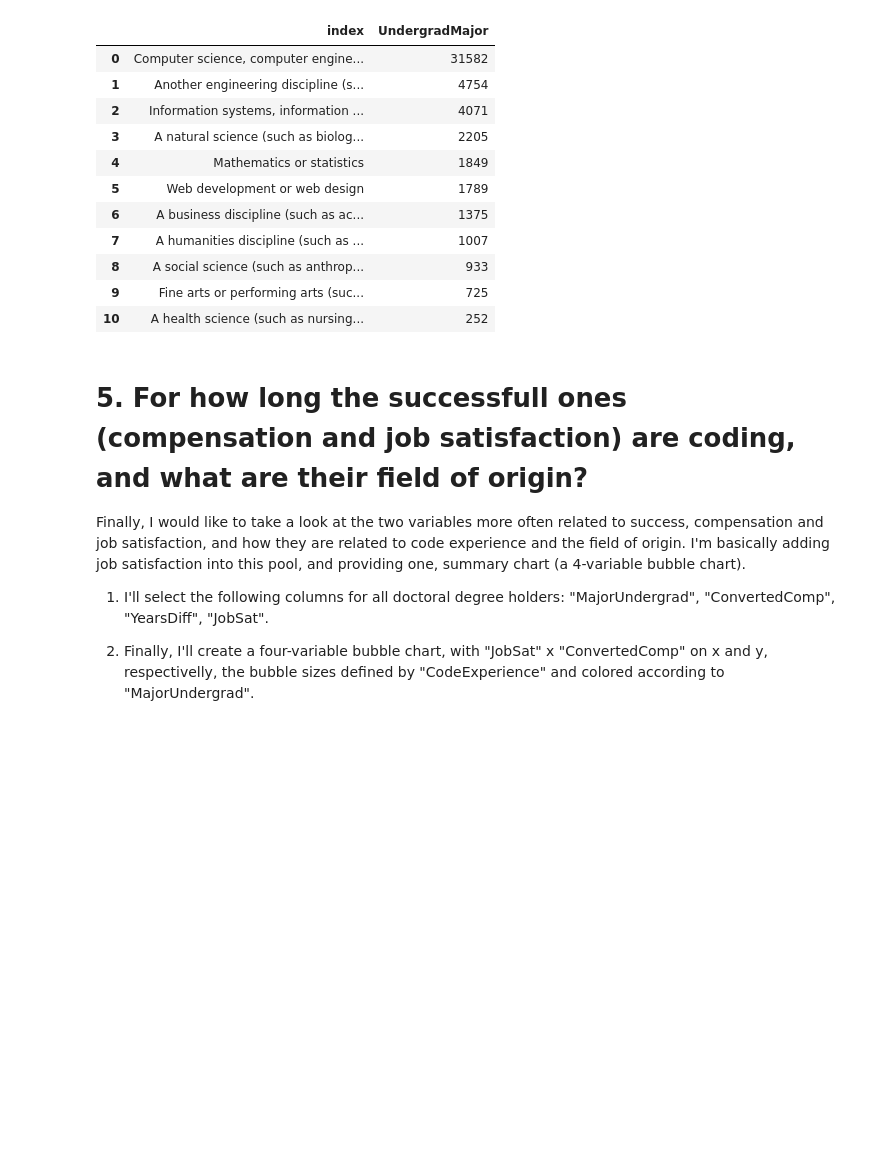
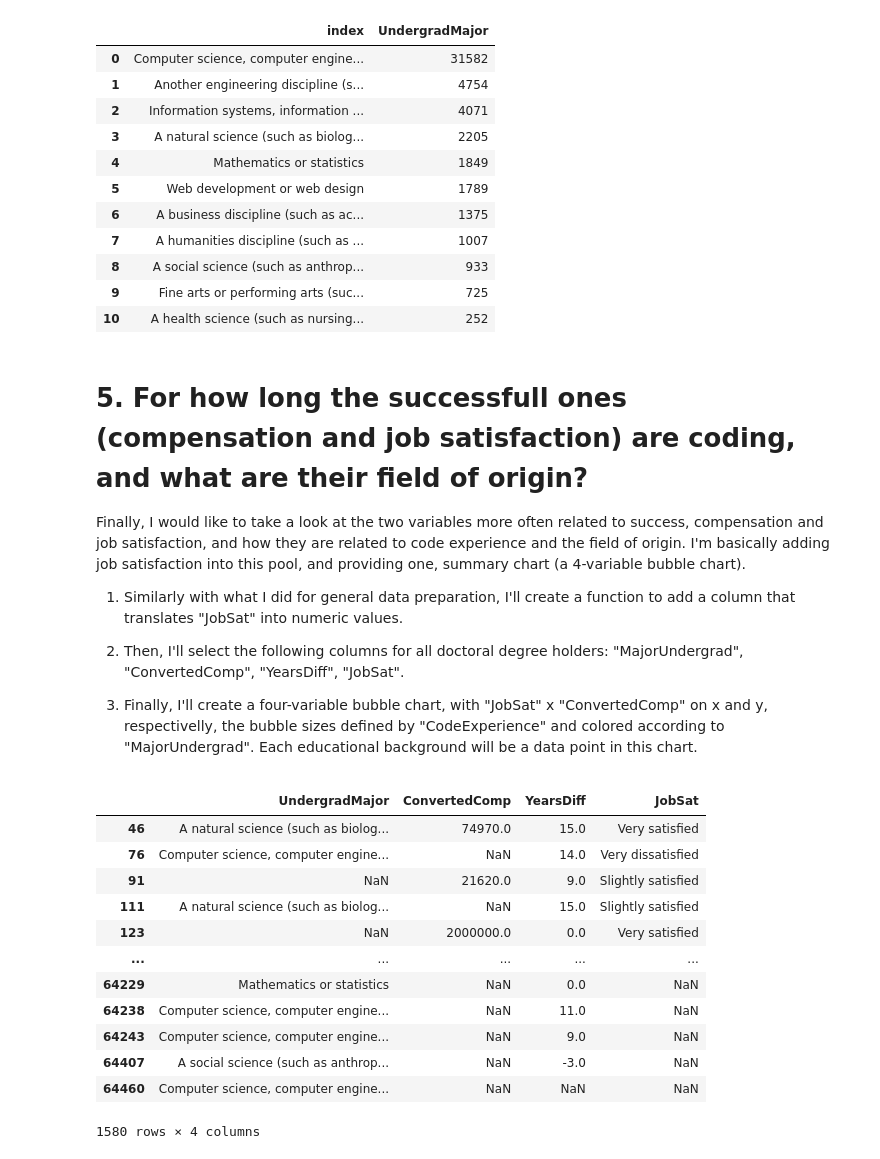
Before and after one commit to mguidoti/DSND-p1-blog, a Jupyter notebook: stackoverflow_survey_2020.ipynb, the cells around one changed output. Cells and saved outputs as stored; diff of their text form; code cells hidden in the pictures; blank space fills up the shorter version.

```diff
--- a/stackoverflow_survey_2020.ipynb
+++ b/stackoverflow_survey_2020.ipynb
@@ -271,6 +271,8 @@ df_narrowed["UndergradMajor"].value_counts().drop("I never declared a major").re
 
 Finally, I would like to take a look at the two variables more often related to success, compensation and job satisfaction, and how they are related to code experience and the field of origin. I'm basically adding job satisfaction into this pool, and providing one, summary chart (a 4-variable bubble chart).
 
-1. I'll select the following columns for all doctoral degree holders: "MajorUndergrad", "ConvertedComp", "YearsDiff", "JobSat".
+1. Similarly with what I did for general data preparation, I'll create a function to add a column that translates "JobSat" into numeric values.
 
-2. Finally, I'll create a four-variable bubble chart, with "JobSat" x "ConvertedComp" on x and y, respectivelly, the bubble sizes defined by "CodeExperience" and colored according to "MajorUndergrad".
+1. Then, I'll select the following columns for all doctoral degree holders: "MajorUndergrad", "ConvertedComp", "YearsDiff", "JobSat".
+
+2. Finally, I'll create a four-variable bubble chart, with "JobSat" x "ConvertedComp" on x and y, respectivelly, the bubble sizes defined by "CodeExperience" and colored according to "MajorUndergrad". Each educational background will be a data point in this chart.
@@ -276,0 +307,16 @@ Finally, I would like to take a look at the two variables more often related to
+# %%
+df_results05
+# %% [output]
+|  | UndergradMajor | ConvertedComp | YearsDiff | JobSat |
+| 46 | A natural science (such as biolog... | 74970.0 | 15.0 | Very satisfied |
+| 76 | Computer science, computer engine... | NaN | 14.0 | Very dissatisfied |
+| 91 | NaN | 21620.0 | 9.0 | Slightly satisfied |
+| 111 | A natural science (such as biolog... | NaN | 15.0 | Slightly satisfied |
+| 123 | NaN | 2000000.0 | 0.0 | Very satisfied |
+| ... | ... | ... | ... | ... |
+| 64229 | Mathematics or statistics | NaN | 0.0 | NaN |
+| 64238 | Computer science, computer engine... | NaN | 11.0 | NaN |
+| 64243 | Computer science, computer engine... | NaN | 9.0 | NaN |
+| 64407 | A social science (such as anthrop... | NaN | -3.0 | NaN |
+| 64460 | Computer science, computer engine... | NaN | NaN | NaN |
+1580 rows × 4 columns
```
Also changed, not shown: parts of 3 cells of this notebook.
